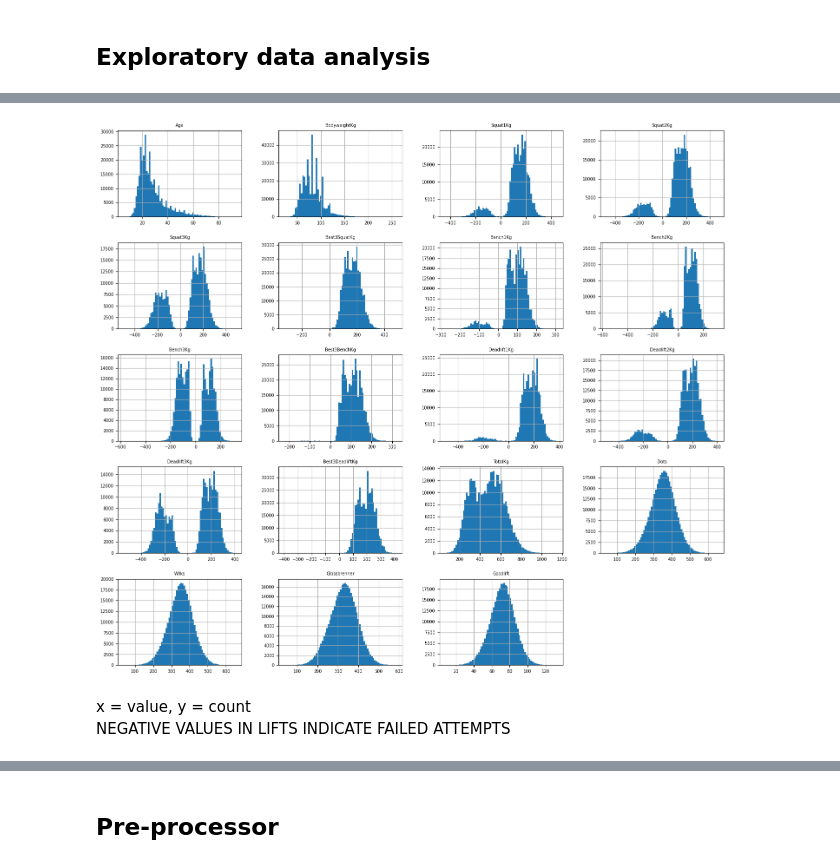
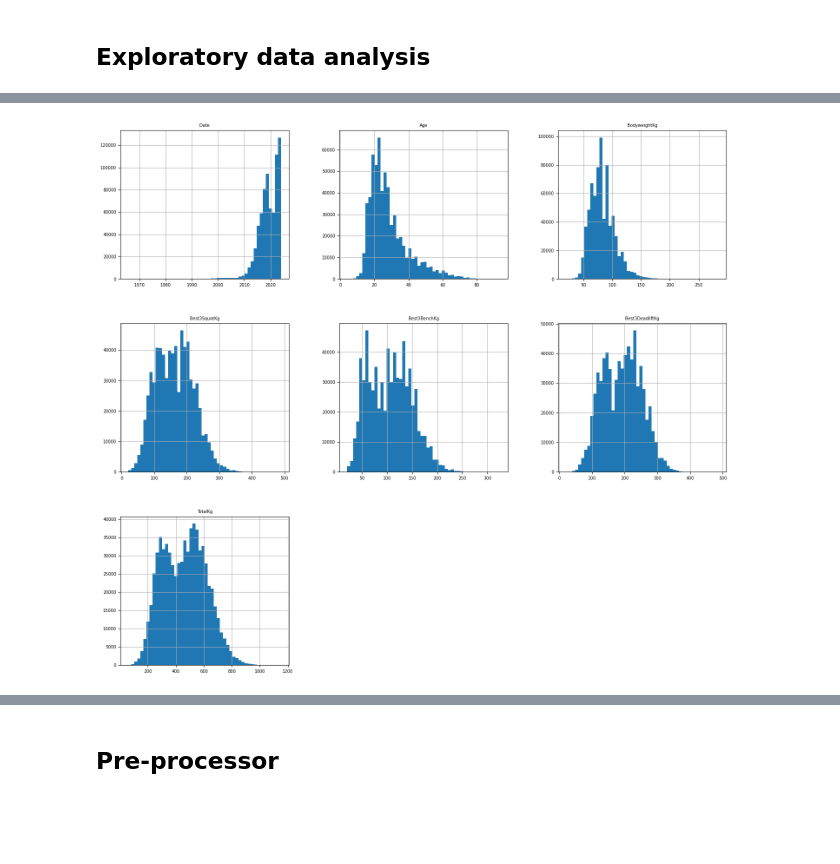
Before and after one commit to philipogn/powerlifting_statistics, a Jupyter notebook: notebooks/eda_preprocess.ipynb, the cells around one changed output, grey strips where cells are left out. Drawn from its saved outputs; the diff is of its cells as text; code cells hidden in the pictures; blank space fills up the shorter version.

```diff
--- a/notebooks/eda_preprocess.ipynb
+++ b/notebooks/eda_preprocess.ipynb
@@ -5,5 +5,15 @@ import pandas as pd
 import numpy as np
 import matplotlib.pyplot as plt
 # %%
-df = pd.read_csv('../data/1-raw/openpowerlifting-2025-09-27-IPF-clean.csv')
-# df = pd.read_csv('../data/2-preprocessed/openpowerlifting-IPF-clean.csv')
+df = pd.read_csv('../data/2-preprocessed/openpowerlifting_preprocessed.csv')
+
+df['Date'] = pd.to_datetime(df['Date'])
+df = df.sort_values(by='Date').reset_index(drop=True)
+
+split = df['Date'].quantile(0.8)
+
+test_df = df[df['Date'] >= split].copy()
+df = df[df['Date'] < split].copy()
+
+print(f'train {df["Date"].min()} - {df["Date"].max()}')
+print(f'test {test_df["Date"].min()} - {test_df["Date"].max()}')
@@ -41,13 +77,11 @@ df.describe()
 # %%
 plt.rc('font', size=7)
 plt.rc('axes', labelsize=7, titlesize=7)
 plt.rc('xtick', labelsize=7)
 plt.rc('ytick', labelsize=7)
-df_modified = df[[column for column in df.columns if '4Kg' not in column]] # filter out record attempts
-df_modified.hist(bins=75, figsize=(18, 16))
+
+df_modified = df[[column for column in df.columns]] # filter out record attempts
+df_modified.hist(bins=50, figsize=(18, 16))
 plt.show()
 # %% [output]
-[figure, old version]
+[figure, new version]
-# %% [markdown]
-x = value, y = count <br>
-NEGATIVE VALUES IN LIFTS INDICATE FAILED ATTEMPTS
```
Also changed, not shown: parts of 20 cells of this notebook, 1 other file.
